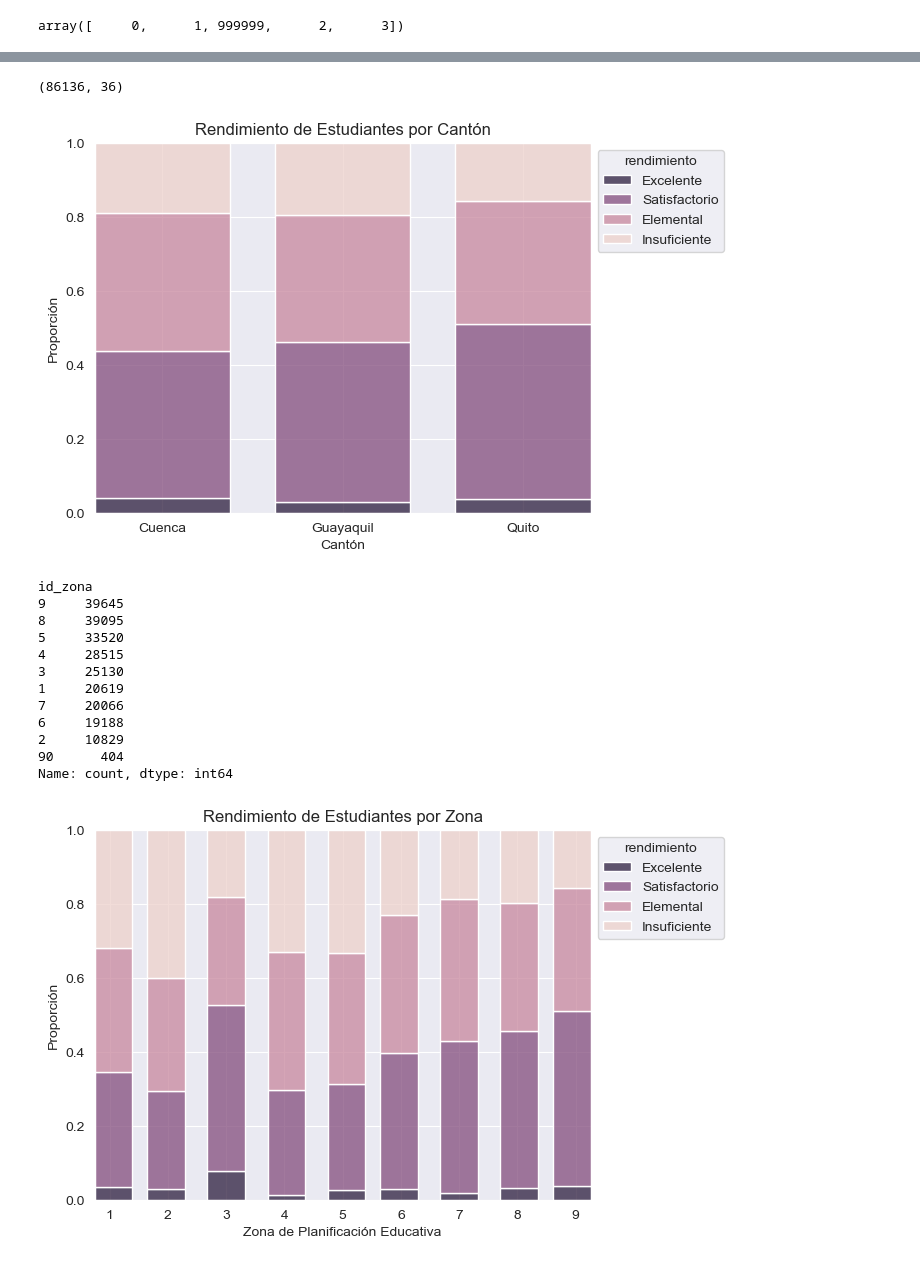
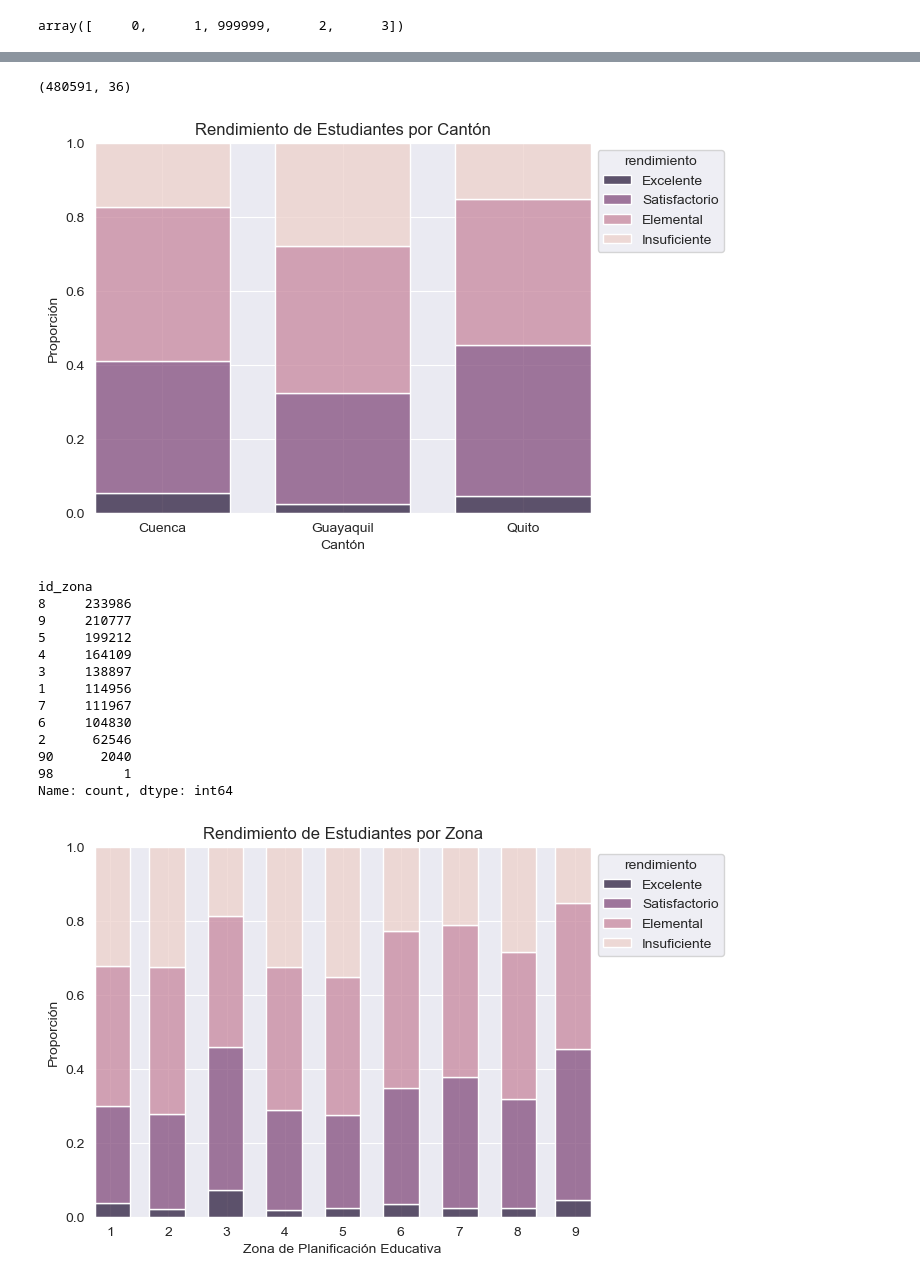
Before and after one commit to lurapozo/DatosEscolares, a Jupyter notebook: analisis.ipynb, the cells around one changed output, grey strips where cells are left out. Cells and saved outputs as stored; diff of their text form; code cells hidden in the pictures.

Commit message:
Analisis anual y heatmaps

```diff
--- a/analisis.ipynb
+++ b/analisis.ipynb
@@ -4,7 +4,12 @@ import seaborn as sns
 import matplotlib.pyplot as plt
 # %%
 df15 = pd.read_csv('data/SBAC15_micro_246169_20200130_CSV.csv', delimiter=';', decimal=',')
-df15.head()
+df16 = pd.read_csv('data/SBAC16_micro_266442_20200130_CSV.csv', delimiter=';', decimal=',')
+df17 = pd.read_csv('data/SBAC17_micro_627960_20200130_CSV.csv', delimiter=';', decimal=',')
+df18 = pd.read_csv('data/SBAC18_micro_556787_20200130_CSV.csv', delimiter=';', decimal=',')
+df19 = pd.read_csv('data/SBAC19_micro_514852_20200325_CSV.csv', delimiter=';', decimal=',')
+df = pd.concat([df15, df16, df17, df18, df19])
+df.head()
 # %% [output]
 |  | codigo | ciclo | amie | nm_regi | es_regeva | id_zona | id_dist | id_circ | id_prov | id_cant | ... | ... |
 | 0 | 9RKJ277806 | 2014-2015 | 01B00020 | 2 | 2 | 6 | 01D02 | 01D02C12 | 1 | 101 | ... | ... |
@@ -28,7 +33,7 @@ cantones.head()
 | 3 | 104 | Nabón |
 | 4 | 105 | Paute |
 # %%
-dfCanton = df15.merge(cantones, left_on='id_cant', right_on='Código de Cantón')
+dfCanton = df.merge(cantones, left_on='id_cant', right_on='Código de Cantón')
 dfCanton.drop(columns='id_cant')
 dfCanton.head()
 # %% [output]
@@ -74,7 +63,7 @@ Name: count, dtype: int64
 dfCantonesGrandes = dfCanton.loc[dfCanton['Nombre de la Cantón'].isin(['Quito', 'Guayaquil', 'Cuenca'])]
 dfCantonesGrandes.shape
 # %% [output]
-(86136, 36)
+(480591, 36)
 # %%
 sns.histplot(
     data=dfCantonesGrandes,
@@ -85,31 +74,33 @@ sns.histplot(
 plt.legend(title="rendimiento", labels=["Excelente", "Satisfactorio", "Elemental","Insuficiente"], loc = 2, bbox_to_anchor = (1,1))
 plt.show()
 # %% [output]
-[figure, old version]
+[figure, new version]
 # %%
 dfCanton["id_zona"].value_counts()
 # %% [output]
 id_zona
-9     39645
-8     39095
-5     33520
-4     28515
-3     25130
-1     20619
-7     20066
-6     19188
-2     10829
-90      404
+8     233986
+9     210777
+5     199212
+4     164109
+3     138897
+1     114956
+7     111967
+6     104830
+2      62546
+90      2040
+98         1
 Name: count, dtype: int64
 # %%
+dfCanton = dfCanton.loc[~dfCanton["id_zona"].isin([90, 98])]
 sns.histplot(
-    data=dfCanton.loc[dfCanton["id_zona"] != 90],
+    data= dfCanton,
     x="id_zona", hue="nl_inev",
     multiple="fill", stat="proportion",
-    shrink=5
+    shrink=8.5
 ).set(title='Rendimiento de Estudiantes por Zona', xlabel='Zona de Planificación Educativa', ylabel='Proporción')
 plt.legend(title="rendimiento", labels=["Excelente", "Satisfactorio", "Elemental","Insuficiente"], loc = 2, bbox_to_anchor = (1,1))
 plt.show()
 # %% [output]
-[figure, old version]
+[figure, new version]
 # %%
```
Also changed, not shown: parts of 25 cells of this notebook.
